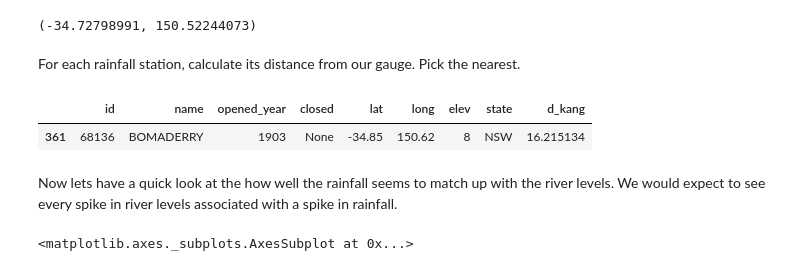
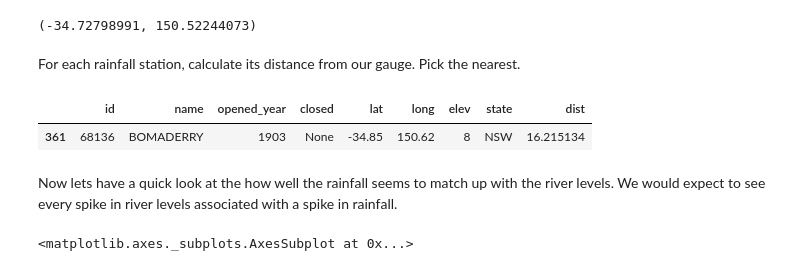
Before and after one commit to jemmaherbert/river-level-predictions, a Jupyter notebook: example_river.ipynb, the cells around one changed output. Cells and saved outputs as stored; diff of their text form; code cells hidden in the pictures.

```diff
--- a/example_river.ipynb
+++ b/example_river.ipynb
@@ -84,11 +84,18 @@ lat, lon
 # %% [markdown]
 For each rainfall station, calculate its distance from our gauge. Pick the nearest.
 # %%
-df_stations['d_kang'] = df_stations.apply(lambda x: geopy.distance.geodesic((lat, lon), (x.lat, x.long)).km, axis=1)
-nearest_station_id = df_stations.sort_values('d_kang').iloc[0].id
+def add_distances(lat, lon, df_stations):
+    df_stations['dist'] = df_stations.apply(lambda x: geopy.distance.geodesic((lat, lon), (x.lat, x.long)).km, axis=1)
+    return df_stations
+
+def get_id_nth_nearest_station(lat, lon, df_stations, n):
+    df_stations = add_distances(lat, lon, df_stations)
+    return df_stations.sort_values('dist').iloc[n].id
+
+nearest_station_id = get_id_nth_nearest_station(lat, lon, df_stations, 0)
 df_stations[df_stations.id == nearest_station_id]
 # %% [output]
-|  | id | name | opened_year | closed | lat | long | elev | state | d_kang |
+|  | id | name | opened_year | closed | lat | long | elev | state | dist |
 | 361 | 68136 | BOMADERRY | 1903 | None | -34.85 | 150.62 | 8 | NSW | 16.215134 |
 # %% [markdown]
 Now lets have a quick look at the how well the rainfall seems to match up with the river levels. We would expect to see every spike in river levels associated with a spike in rainfall.
```
Also changed, not shown: parts of 14 cells of this notebook.
